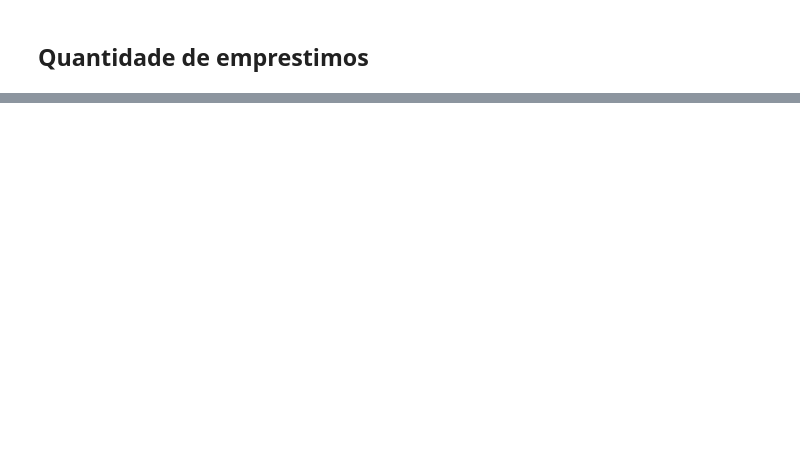
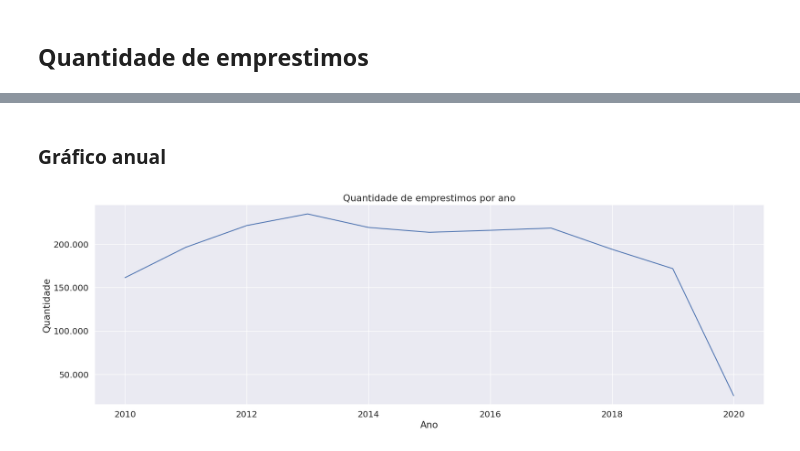
Before and after one commit to Beckyyy07/7DaysOfCodeAlura, a Jupyter notebook: 7DaysOfCode.ipynb, the cells around one changed output, grey strips where cells are left out. Cells and saved outputs as stored; diff of their text form; code cells hidden in the pictures; blank space fills up the shorter version.

```diff
--- a/7DaysOfCode.ipynb
+++ b/7DaysOfCode.ipynb
@@ -217,2 +254,2 @@ dtype: object
 # %%
-emprestimos_completo['matricula_ou_siape'] = emprestimos_completo['matricula_ou_siape'].astype(str)
+df_emprestimo_completo['matricula_ou_siape'] = df_emprestimo_completo['matricula_ou_siape'].astype(str)
@@ -253 +260,6 @@ import matplotlib.pyplot as plt
+# %%
+sns.set_theme(context='notebook',
+              style='darkgrid',
+              font_scale=1.3,
+              rc={"figure.figsize":(20,6)})
 # %% [markdown]
@@ -609,0 +285,8 @@ Análise:
+# %%
+#Criando DataFrame apenas com as colunas data e quantidade de emprestimos por data
+data_emprestimo = pd.DataFrame(df_emprestimo_completo['data_emprestimo'].value_counts()).reset_index()
+#renomeando colunas
+data_emprestimo.columns = ['Data','Quantidade']
+#transformando coluna em datetime
+data_emprestimo['Data'] = pd.to_datetime(data_emprestimo['Data'])
+data_emprestimo
@@ -609,0 +309,4 @@ Análise:
+# %%
+emprestimos_por_ano = data_emprestimo.groupby(data_emprestimo['Data'].dt.year)['Quantidade'].sum().reset_index()
+emprestimos_por_ano.columns = ['Ano', 'Quantidade']
+emprestimos_por_ano
@@ -609,0 +326,9 @@ Análise:
+# %% [markdown]
+### Gráfico anual
+# %%
+grafico_ano = sns.lineplot(data = emprestimos_por_ano, x = 'Ano', y = 'Quantidade')
+grafico_ano.set_title('Quantidade de emprestimos por ano')
+grafico_ano.yaxis.set_major_formatter(ticker.FuncFormatter(lambda x, p: format(int(x), ',').replace(',','.')))
+plt.show(grafico_ano)
+# %% [output]
+[figure, added]
```
Also changed, not shown: parts of 112 cells of this notebook.
